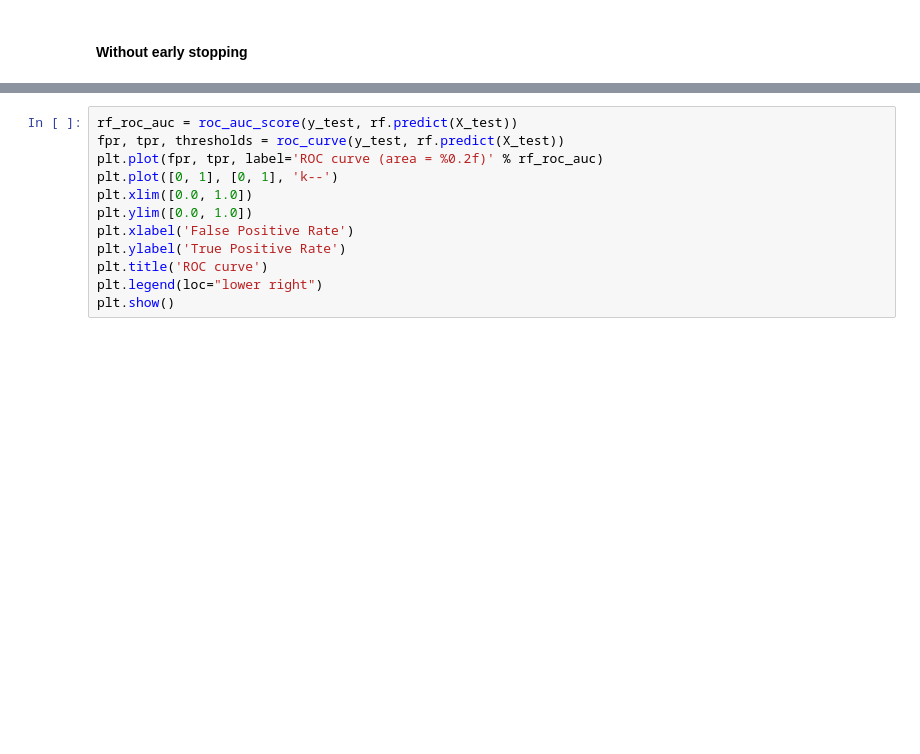
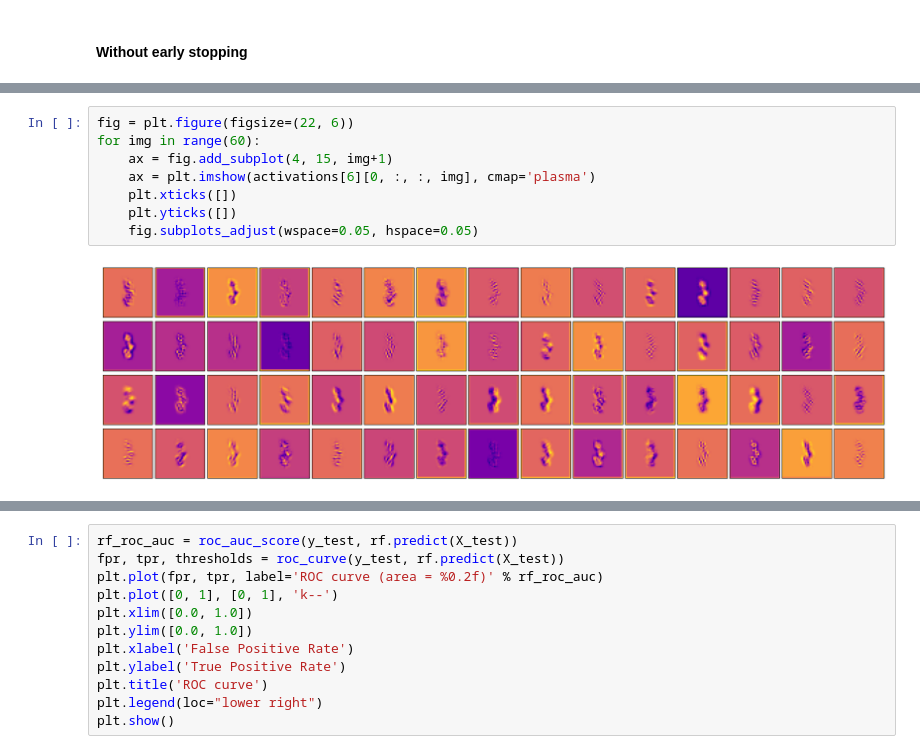
Before and after one commit to Wa-lead/CV_PROJECT, a Jupyter notebook: ChemCeption.ipynb, the cells around one changed output, grey strips where cells are left out. Cells and saved outputs as stored; diff of their text form; blank space fills up the shorter version.

```diff
--- a/ChemCeption.ipynb
+++ b/ChemCeption.ipynb
@@ -348,0 +310,10 @@ for layer in conv_layers:
+# %%
+fig = plt.figure(figsize=(22, 6))
+for img in range(60):
+    ax = fig.add_subplot(4, 15, img+1)
+    ax = plt.imshow(activations[6][0, :, :, img], cmap='plasma')
+    plt.xticks([])
+    plt.yticks([])
+    fig.subplots_adjust(wspace=0.05, hspace=0.05)
+# %% [output]
+[figure, added]
```
Also changed, not shown: parts of 54 cells of this notebook, 7 other files.
